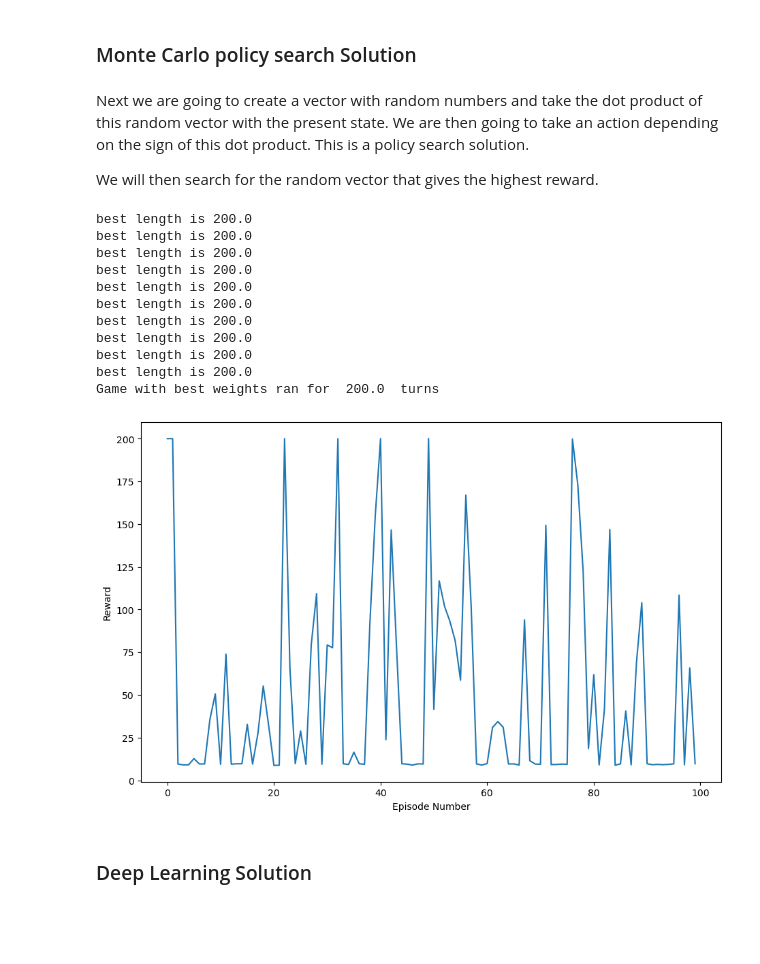
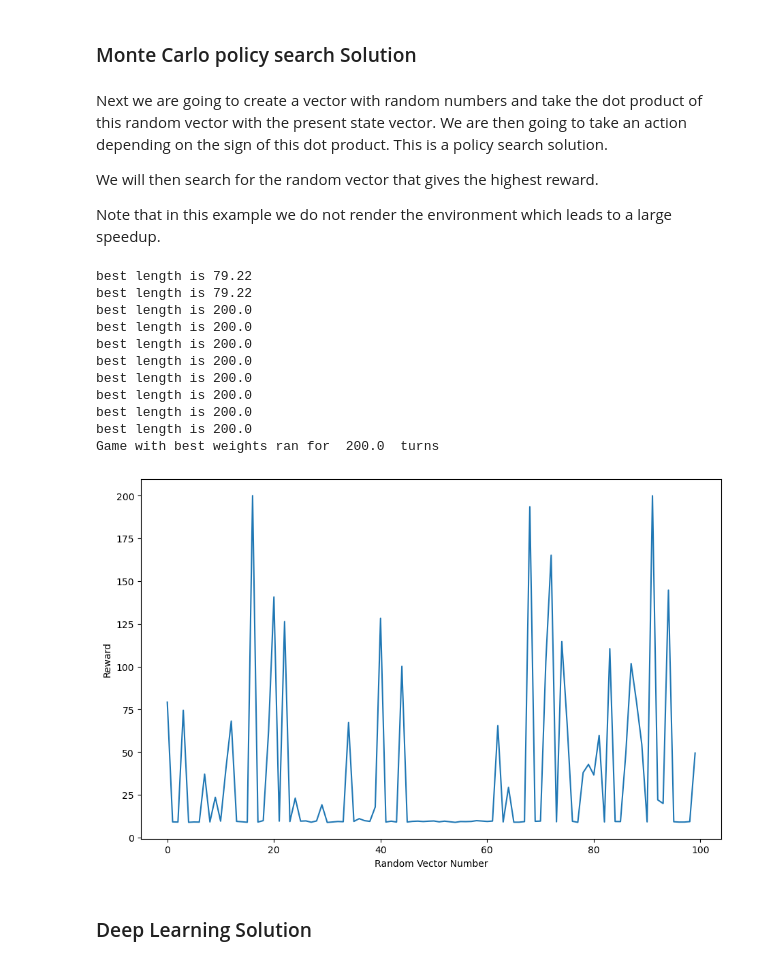
Before and after one commit to dabiged/RLPlayground, a Jupyter notebook: IntroRL/RL_toymodels.ipynb, the cells around one changed output. Saved outputs shown, nothing was run; the diff lists cells and outputs as text; code cells hidden in the pictures; blank space fills up the shorter version.

```diff
--- a/IntroRL/RL_toymodels.ipynb
+++ b/IntroRL/RL_toymodels.ipynb
@@ -50,9 +50,11 @@ Reward was:  13.0
 # %% [markdown]
 ### Monte Carlo policy search Solution
 # %% [markdown]
-Next we are going to create a vector with random numbers and take the dot product of this random vector with the present state. We are then going to take an action depending on the sign of this dot product. This is a policy search solution.
+Next we are going to create a vector with random numbers and take the dot product of this random vector with the present state vector. We are then going to take an action depending on the sign of this dot product. This is a policy search solution.
 
 We will then search for the random vector that gives the highest reward.
+
+Note that in this example we do not render the environment which leads to a large speedup.
 # %%
 # Initialise the CartPole-v0 problem.
 # Note that this problem ends after 200 steps.
@@ -98,38 +100,38 @@ for i in range(100):
 # Plot the reward history.
 fig=plt.figure(figsize=(11,7), dpi=100)
 plt.plot(episode_lengths)
-plt.xlabel('Episode Number')
+plt.xlabel('Random Vector Number')
 plt.ylabel('Reward')
 
 # Show the best weights in action
 done=False
 TotalReward=0
 observation=env.reset()
 while not done:
     # Show movie @ 50Hz.
     env.render()
     time.sleep(0.02)
     action = 1 if np.dot(best_weights, observation) > 0 else 0
     observation, reward, done, info = env.step(action)
     TotalReward+=reward
     if done:
         break
 
 env.close()
 print("Game with best weights ran for ",TotalReward, " turns")
 # %% [output]
-best length is 200.0
-best length is 200.0
+best length is 79.22
+best length is 79.22
 best length is 200.0
 best length is 200.0
 best length is 200.0
 best length is 200.0
 best length is 200.0
 best length is 200.0
 best length is 200.0
 best length is 200.0
 Game with best weights ran for  200.0  turns
-[figure, old version]
+[figure, new version]
 # %% [markdown]
 ### Deep Learning Solution
 # %% [markdown]
```
Also changed, not shown: parts of 11 cells of this notebook.
